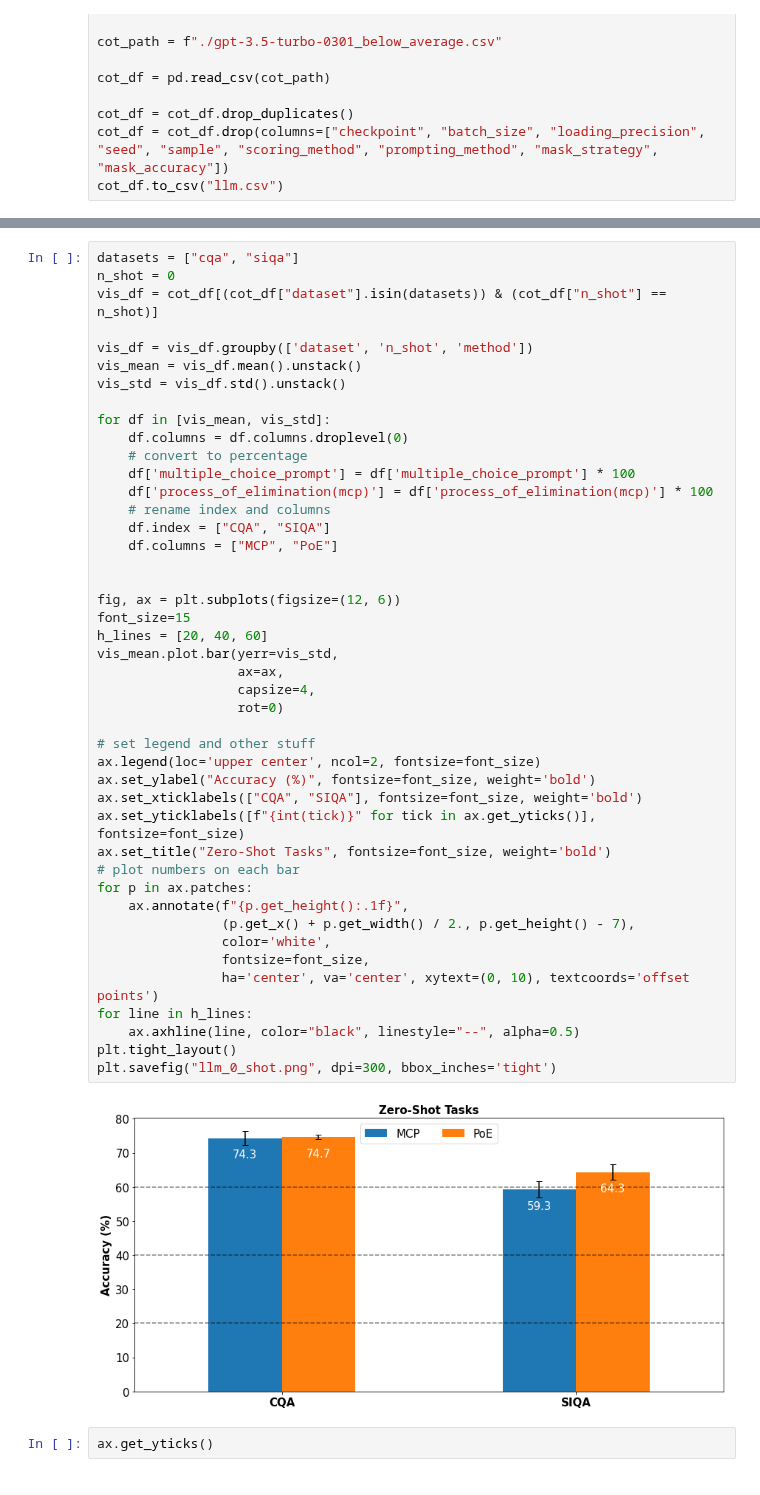
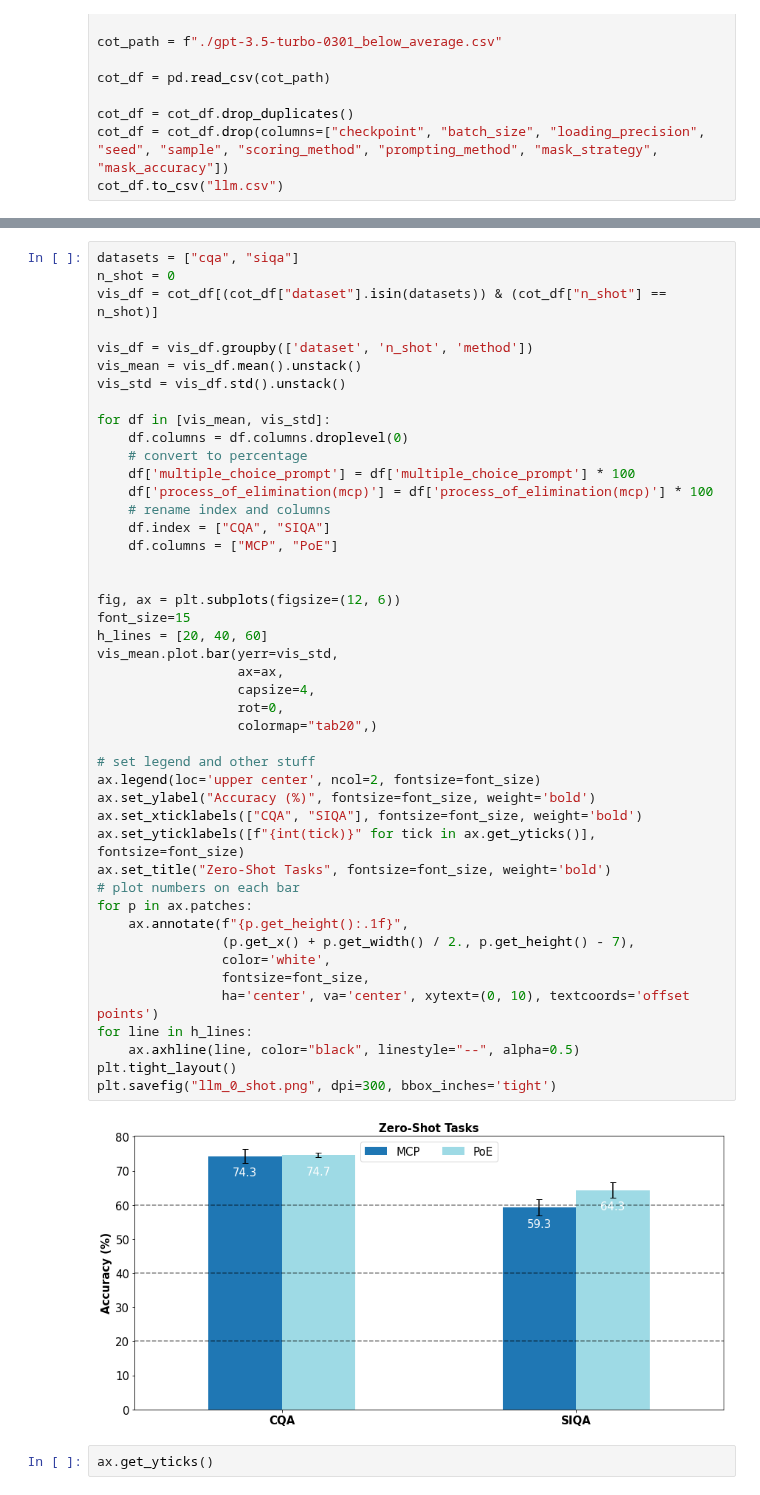
Before and after one commit to KasMasVan/csr_exp_resource_index, a Jupyter notebook: results/llm/llm.ipynb, the cells around one changed output, grey strips where cells are left out. Saved outputs shown, nothing was run; the diff lists cells and outputs as text.

```diff
--- a/results/llm/llm.ipynb
+++ b/results/llm/llm.ipynb
@@ -46,35 +46,36 @@ for df in [vis_mean, vis_std]:
     # rename index and columns
     df.index = ["CQA", "SIQA"]
     df.columns = ["MCP", "PoE"]
 
 
 fig, ax = plt.subplots(figsize=(12, 6))
 font_size=15
 h_lines = [20, 40, 60]
 vis_mean.plot.bar(yerr=vis_std,
                   ax=ax,
                   capsize=4,
-                  rot=0)
+                  rot=0,
+                  colormap="tab20",)
 
 # set legend and other stuff
 ax.legend(loc='upper center', ncol=2, fontsize=font_size)
 ax.set_ylabel("Accuracy (%)", fontsize=font_size, weight='bold')
 ax.set_xticklabels(["CQA", "SIQA"], fontsize=font_size, weight='bold')
 ax.set_yticklabels([f"{int(tick)}" for tick in ax.get_yticks()], fontsize=font_size)
 ax.set_title("Zero-Shot Tasks", fontsize=font_size, weight='bold')
 # plot numbers on each bar
 for p in ax.patches:
     ax.annotate(f"{p.get_height():.1f}",
                 (p.get_x() + p.get_width() / 2., p.get_height() - 7),
                 color='white',
                 fontsize=font_size,
                 ha='center', va='center', xytext=(0, 10), textcoords='offset points')
 for line in h_lines:
     ax.axhline(line, color="black", linestyle="--", alpha=0.5)
 plt.tight_layout()
 plt.savefig("llm_0_shot.png", dpi=300, bbox_inches='tight')
 # %% [output]
-[figure, old version]
+[figure, new version]
 # %%
 ax.get_yticks()
 # %% [output]
```
Also changed, not shown: parts of 1 cell of this notebook, 3 other files.
